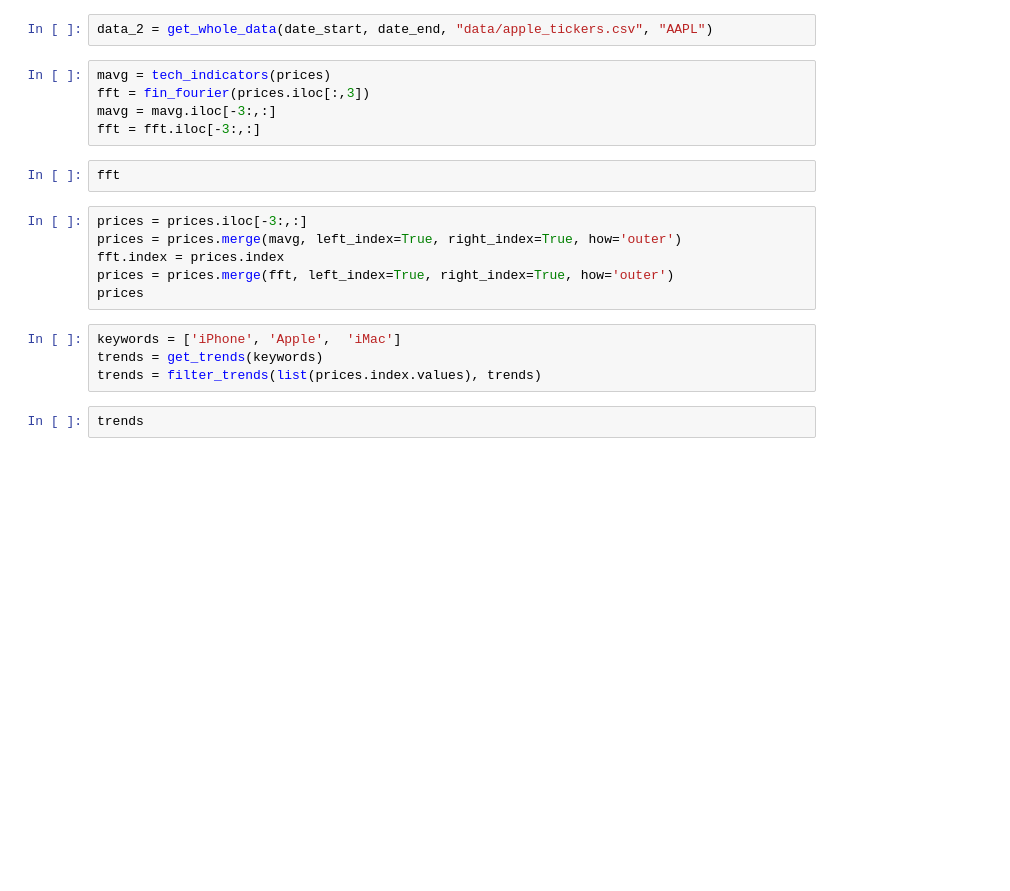
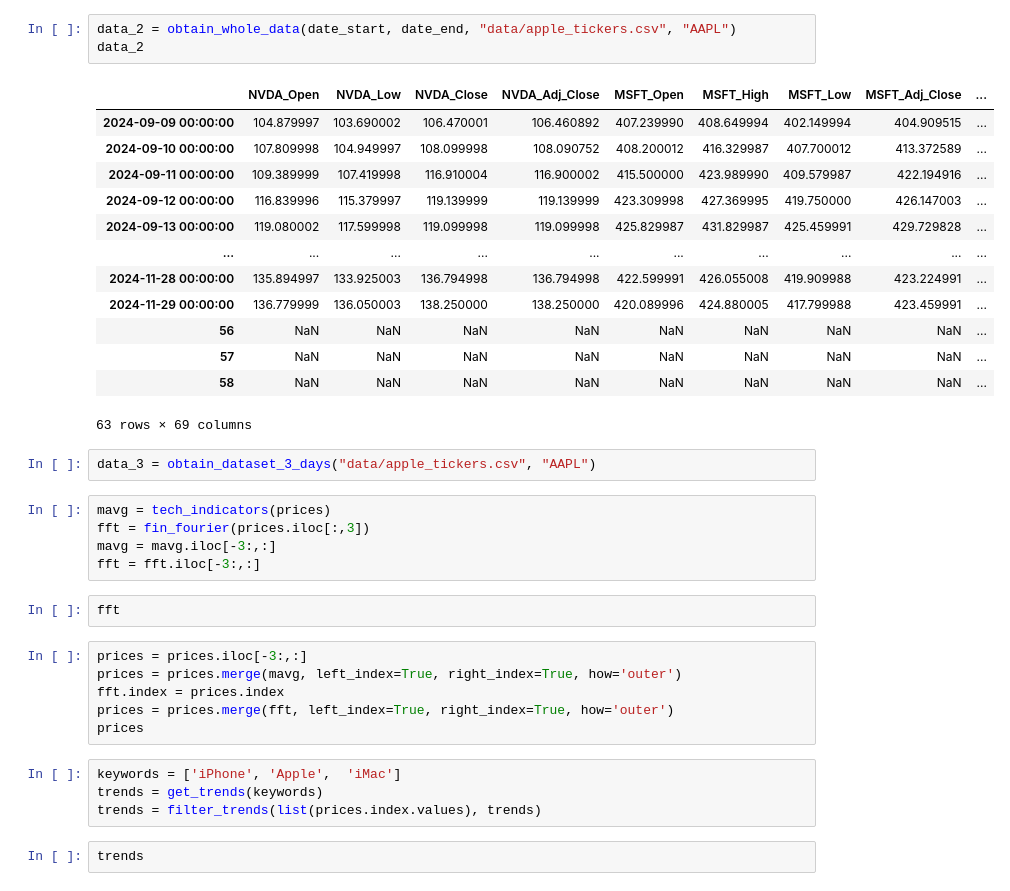
Before and after one commit to Vegtor/GAN-stock-prediction, a Jupyter notebook: testovani.ipynb, the cells around one changed output. Cells and saved outputs as stored; diff of their text form; blank space fills up the shorter version.

Commit message:
correction of joining for obtaining datasets, other minor repairs

```diff
--- a/testovani.ipynb
+++ b/testovani.ipynb
@@ -26,5 +57,22 @@ prices
 # %%
-data_2 = get_whole_data(date_start, date_end, "data/apple_tickers.csv", "AAPL")
+data_2 = obtain_whole_data(date_start, date_end, "data/apple_tickers.csv", "AAPL")
+data_2
+# %% [output]
+|  | NVDA_Open | NVDA_Low | NVDA_Close | NVDA_Adj_Close | MSFT_Open | MSFT_High | MSFT_Low | MSFT_Adj_Close | ... |
+| 2024-09-09 00:00:00 | 104.879997 | 103.690002 | 106.470001 | 106.460892 | 407.239990 | 408.649994 | 402.149994 | 404.909515 | ... |
+| 2024-09-10 00:00:00 | 107.809998 | 104.949997 | 108.099998 | 108.090752 | 408.200012 | 416.329987 | 407.700012 | 413.372589 | ... |
+| 2024-09-11 00:00:00 | 109.389999 | 107.419998 | 116.910004 | 116.900002 | 415.500000 | 423.989990 | 409.579987 | 422.194916 | ... |
+| 2024-09-12 00:00:00 | 116.839996 | 115.379997 | 119.139999 | 119.139999 | 423.309998 | 427.369995 | 419.750000 | 426.147003 | ... |
+| 2024-09-13 00:00:00 | 119.080002 | 117.599998 | 119.099998 | 119.099998 | 425.829987 | 431.829987 | 425.459991 | 429.729828 | ... |
+| ... | ... | ... | ... | ... | ... | ... | ... | ... | ... |
+| 2024-11-28 00:00:00 | 135.894997 | 133.925003 | 136.794998 | 136.794998 | 422.599991 | 426.055008 | 419.909988 | 423.224991 | ... |
+| 2024-11-29 00:00:00 | 136.779999 | 136.050003 | 138.250000 | 138.250000 | 420.089996 | 424.880005 | 417.799988 | 423.459991 | ... |
+| 56 | NaN | NaN | NaN | NaN | NaN | NaN | NaN | NaN | ... |
+| 57 | NaN | NaN | NaN | NaN | NaN | NaN | NaN | NaN | ... |
+| 58 | NaN | NaN | NaN | NaN | NaN | NaN | NaN | NaN | ... |
+63 rows × 69 columns
+# %%
+data_3 = obtain_dataset_3_days("data/apple_tickers.csv", "AAPL")
 # %%
 mavg = tech_indicators(prices)
 fft = fin_fourier(prices.iloc[:,3])
```
Also changed, not shown: parts of 4 cells of this notebook, 5 other files.
